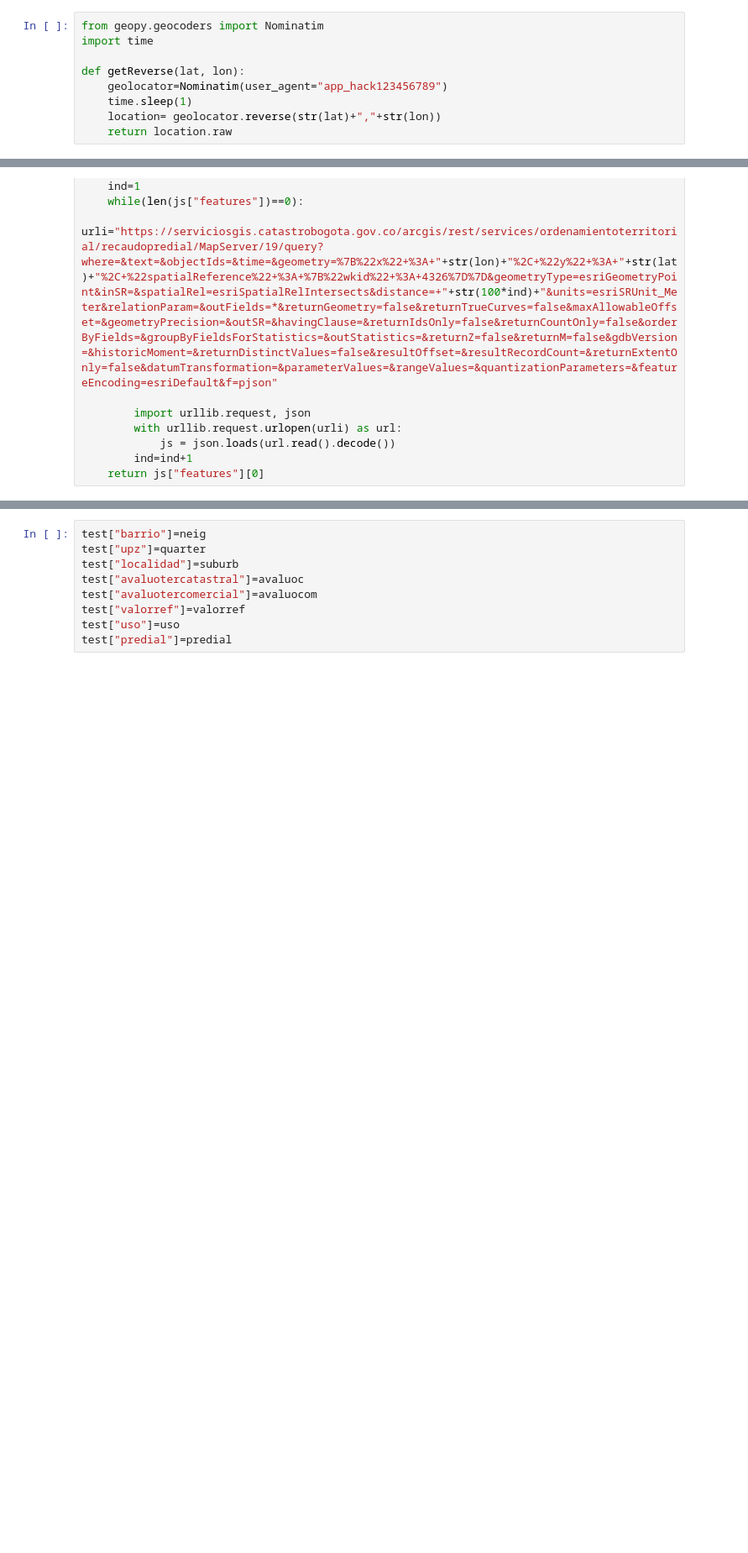
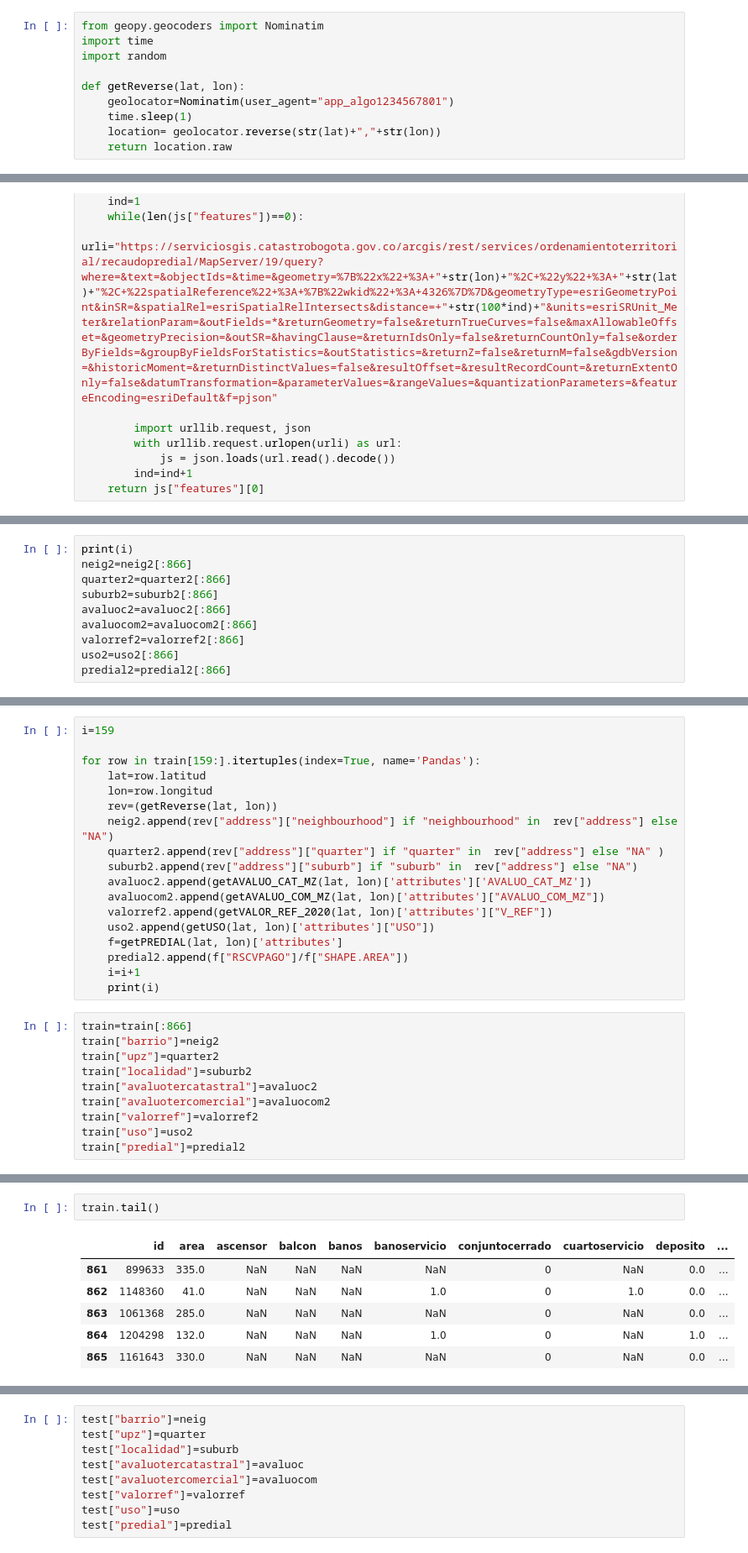
Before and after one commit to Lala341/algortimoVivienda, a Jupyter notebook: algorithm.ipynb, the cells around one changed output, grey strips where cells are left out. Shown: that part at 84% size. Saved outputs shown, nothing was run; the diff lists cells and outputs as text; blank space fills up the shorter version.

```diff
--- a/algorithm.ipynb
+++ b/algorithm.ipynb
@@ -33,9 +34,10 @@ len(test)
 # %%
 from geopy.geocoders import Nominatim
 import time
+import random
 
 def getReverse(lat, lon):
-    geolocator=Nominatim(user_agent="app_hack123456789")
+    geolocator=Nominatim(user_agent="app_algo1234567801")
     time.sleep(1)
     location= geolocator.reverse(str(lat)+","+str(lon))
     return location.raw
@@ -180,0 +177,10 @@ for row in test.itertuples(index=True, name='Pandas'):
+# %%
+print(i)
+neig2=neig2[:866]
+quarter2=quarter2[:866]
+suburb2=suburb2[:866]
+avaluoc2=avaluoc2[:866]
+avaluocom2=avaluocom2[:866]
+valorref2=valorref2[:866]
+uso2=uso2[:866]
+predial2=predial2[:866]
@@ -180,0 +189,28 @@ for row in test.itertuples(index=True, name='Pandas'):
+# %%
+i=159
+
+for row in train[159:].itertuples(index=True, name='Pandas'):
+    lat=row.latitud
+    lon=row.longitud
+    rev=(getReverse(lat, lon))
+    neig2.append(rev["address"]["neighbourhood"] if "neighbourhood" in  rev["address"] else "NA")
+    quarter2.append(rev["address"]["quarter"] if "quarter" in  rev["address"] else "NA" )
+    suburb2.append(rev["address"]["suburb"] if "suburb" in  rev["address"] else "NA")
+    avaluoc2.append(getAVALUO_CAT_MZ(lat, lon)['attributes']['AVALUO_CAT_MZ'])
+    avaluocom2.append(getAVALUO_COM_MZ(lat, lon)['attributes']["AVALUO_COM_MZ"])
+    valorref2.append(getVALOR_REF_2020(lat, lon)['attributes']["V_REF"])
+    uso2.append(getUSO(lat, lon)['attributes']["USO"])
+    f=getPREDIAL(lat, lon)['attributes']
+    predial2.append(f["RSCVPAGO"]/f["SHAPE.AREA"])
+    i=i+1
+    print(i)
+# %%
+train=train[:866]
+train["barrio"]=neig2
+train["upz"]=quarter2
+train["localidad"]=suburb2
+train["avaluotercatastral"]=avaluoc2
+train["avaluotercomercial"]=avaluocom2
+train["valorref"]=valorref2
+train["uso"]=uso2
+train["predial"]=predial2
@@ -180,0 +235,9 @@ for row in test.itertuples(index=True, name='Pandas'):
+# %%
+train.tail()
+# %% [output]
+|  | id | area | ascensor | balcon | banos | banoservicio | conjuntocerrado | cuartoservicio | deposito | ... |
+| 861 | 899633 | 335.0 | NaN | NaN | NaN | NaN | 0 | NaN | 0.0 | ... |
+| 862 | 1148360 | 41.0 | NaN | NaN | NaN | 1.0 | 0 | 1.0 | 0.0 | ... |
+| 863 | 1061368 | 285.0 | NaN | NaN | NaN | NaN | 0 | NaN | 0.0 | ... |
+| 864 | 1204298 | 132.0 | NaN | NaN | NaN | 1.0 | 0 | NaN | 1.0 | ... |
+| 865 | 1161643 | 330.0 | NaN | NaN | NaN | NaN | 0 | NaN | 0.0 | ... |
```
Also changed, not shown: parts of 38 cells of this notebook, 1 other file.
